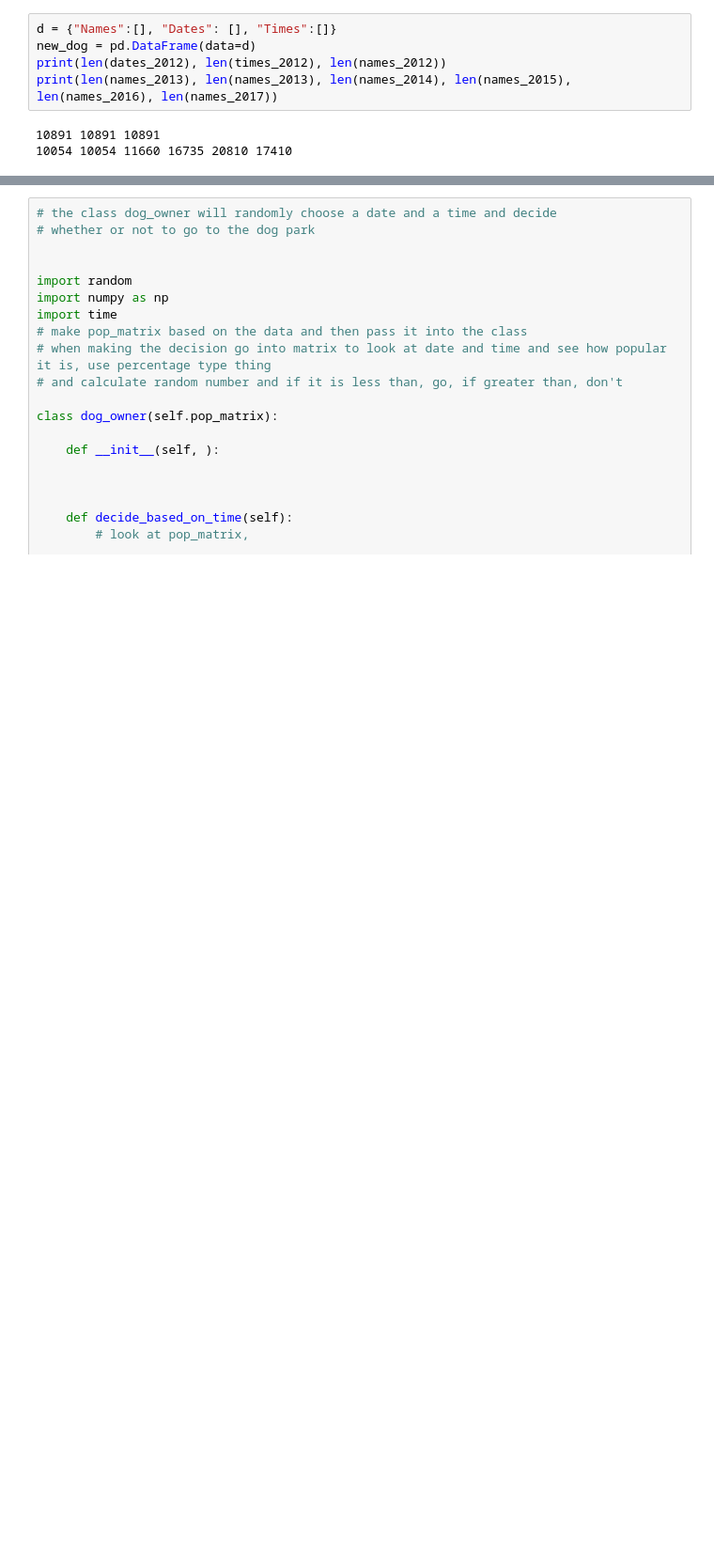
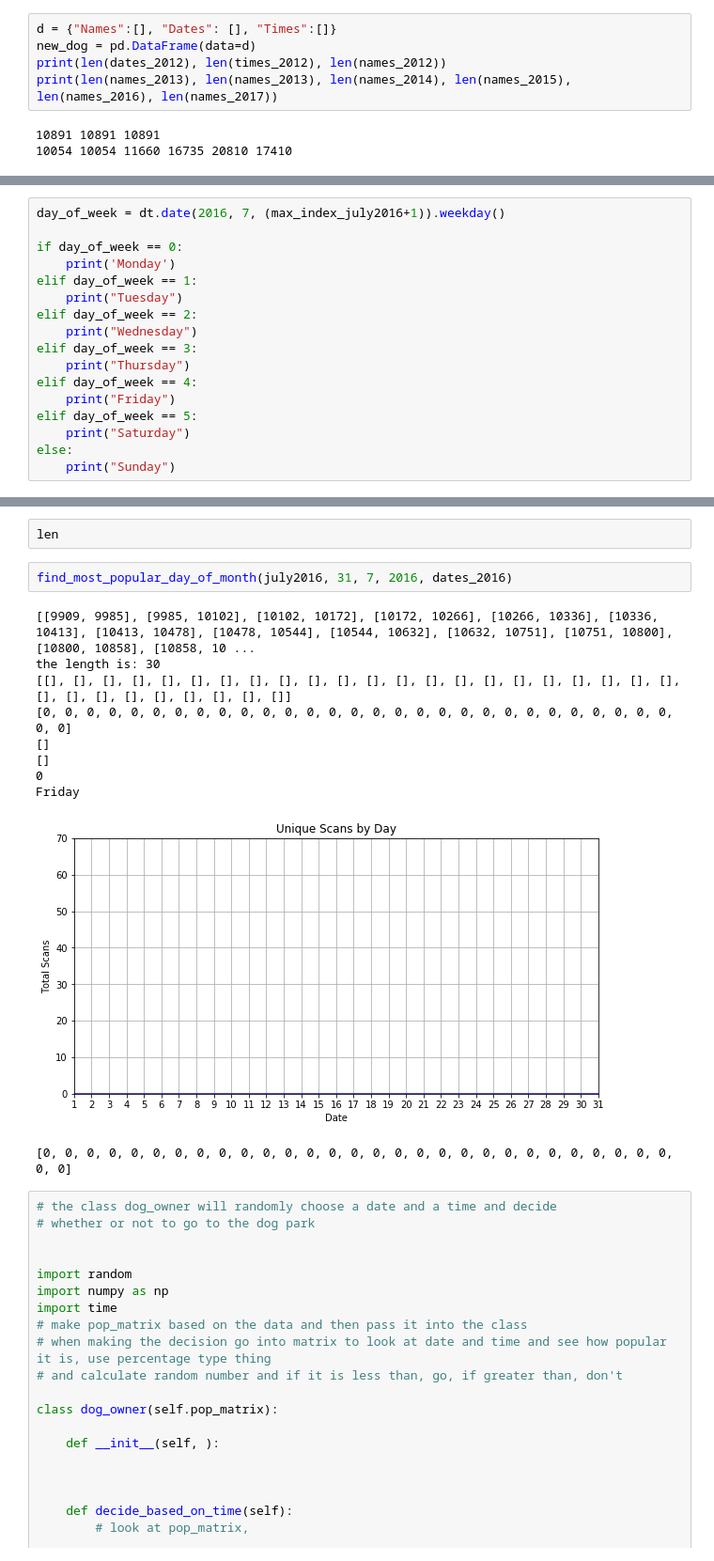
Before and after one commit to cronand3/Dog-Park-Project, a Jupyter notebook: Ally.ipynb, the cells around one changed output, grey strips where cells are left out. Shown at 94% size. Drawn from its saved outputs; the diff is of its cells as text; blank space fills up the shorter version.

Commit message:
adding to work on popularity function

```diff
--- a/Ally.ipynb
+++ b/Ally.ipynb
@@ -278,0 +426,17 @@ new_dog
+# %%
+day_of_week = dt.date(2016, 7, (max_index_july2016+1)).weekday()
+
+if day_of_week == 0:
+    print('Monday')
+elif day_of_week == 1:
+    print("Tuesday")
+elif day_of_week == 2:
+    print("Wednesday")
+elif day_of_week == 3:
+    print("Thursday")
+elif day_of_week == 4:
+    print("Friday")
+elif day_of_week == 5:
+    print("Saturday")
+else:
+    print("Sunday")
@@ -279,3 +527,18 @@ new_dog
+# %%
+len
+# %%
+find_most_popular_day_of_month(july2016, 31, 7, 2016, dates_2016)
+# %% [output]
+[[9909, 9985], [9985, 10102], [10102, 10172], [10172, 10266], [10266, 10336], [10336, 10413], [10413, 10478], [10478, 10544], [10544, 10632], [10632, 10751], [10751, 10800], [10800, 10858], [10858, 10 ...
+the length is: 30
+[[], [], [], [], [], [], [], [], [], [], [], [], [], [], [], [], [], [], [], [], [], [], [], [], [], [], [], [], [], [], []]
+[0, 0, 0, 0, 0, 0, 0, 0, 0, 0, 0, 0, 0, 0, 0, 0, 0, 0, 0, 0, 0, 0, 0, 0, 0, 0, 0, 0, 0, 0, 0]
+[]
+[]
+0
+Friday
+[figure, added]
+[0, 0, 0, 0, 0, 0, 0, 0, 0, 0, 0, 0, 0, 0, 0, 0, 0, 0, 0, 0, 0, 0, 0, 0, 0, 0, 0, 0, 0, 0, 0]
 # %%
 # the class dog_owner will randomly choose a date and a time and decide
 # whether or not to go to the dog park
```
Also changed, not shown: parts of 15 cells of this notebook.
